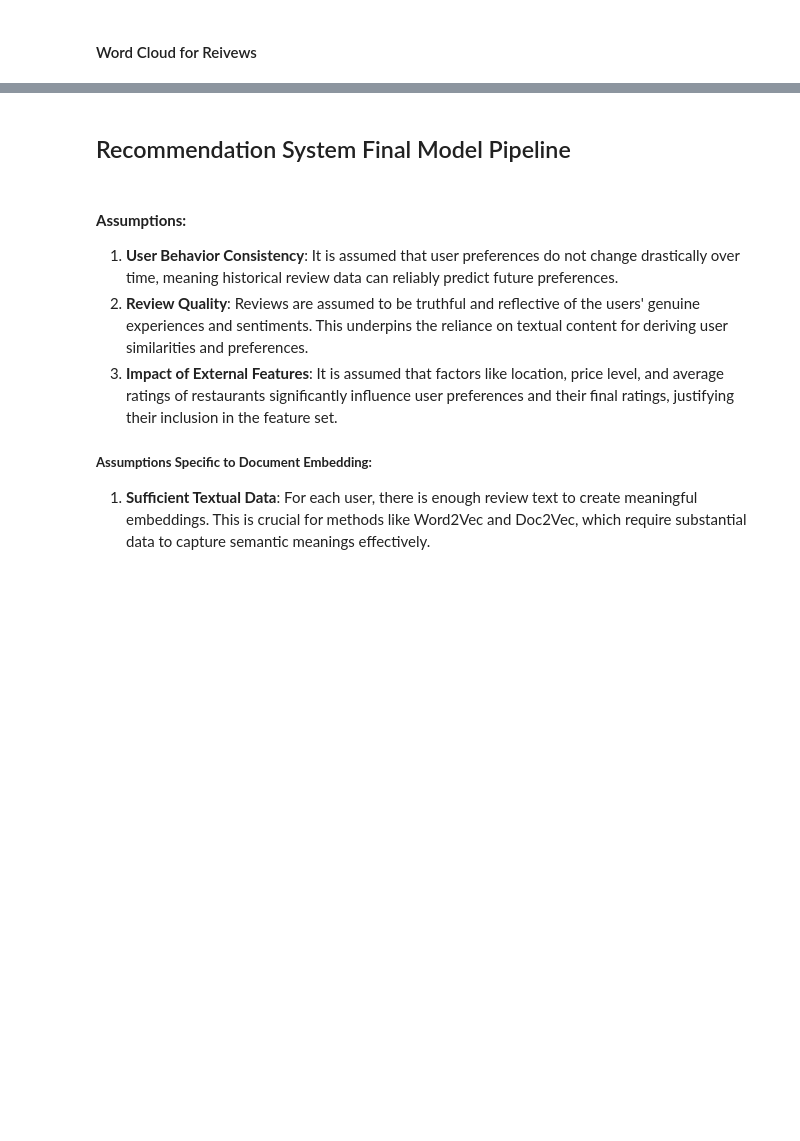
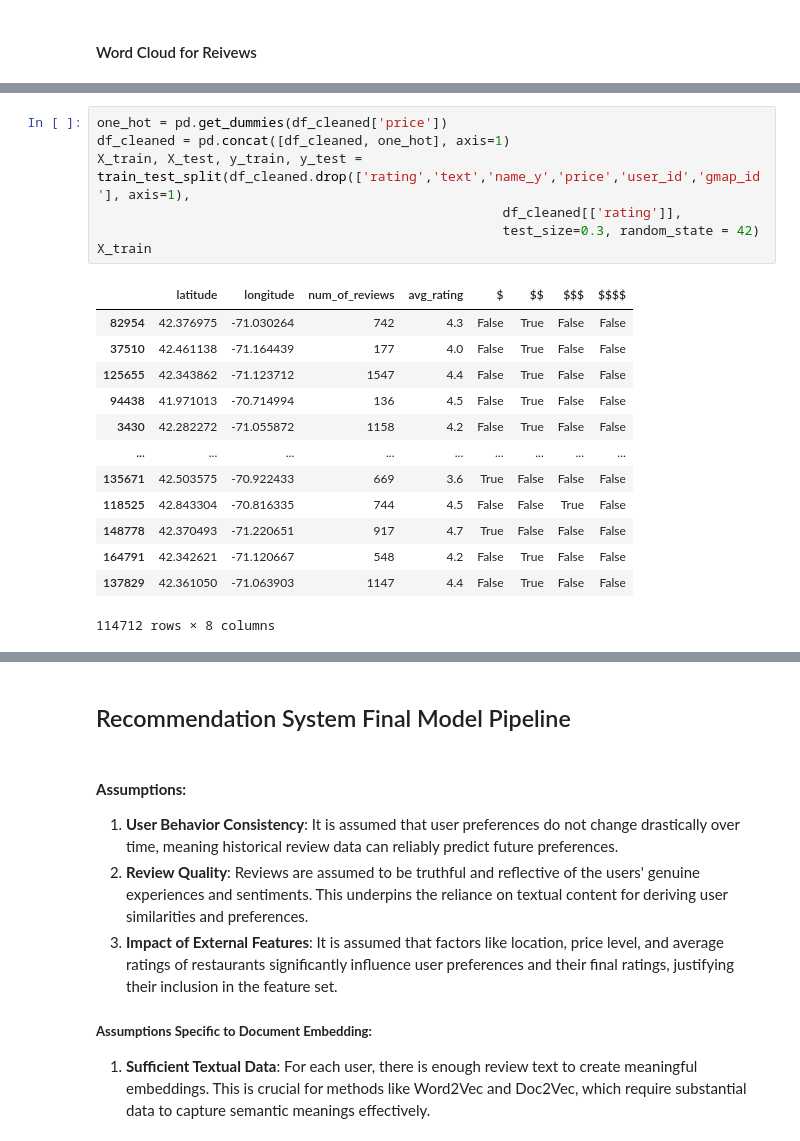
Before and after one commit to yuqinbailey/Restaurant-Rec-Google-Reviews, a Jupyter notebook: 4_Pipeline_Dev.ipynb, the cells around one changed output, grey strips where cells are left out. Drawn from its saved outputs; the diff is of its cells as text; blank space fills up the shorter version.

```diff
--- a/4_Pipeline_Dev.ipynb
+++ b/4_Pipeline_Dev.ipynb
@@ -362,0 +457,21 @@ test_df = pd.read_csv('data/user_concat_text_10_test.csv', sep=';')
+# %%
+one_hot = pd.get_dummies(df_cleaned['price'])
+df_cleaned = pd.concat([df_cleaned, one_hot], axis=1)
+X_train, X_test, y_train, y_test = train_test_split(df_cleaned.drop(['rating','text','name_y','price','user_id','gmap_id'], axis=1),
+                                                    df_cleaned[['rating']],
+                                                    test_size=0.3, random_state = 42)
+X_train
+# %% [output]
+|  | latitude | longitude | num_of_reviews | avg_rating | $ | $$ | $$$ | $$$$ |
+| 82954 | 42.376975 | -71.030264 | 742 | 4.3 | False | True | False | False |
+| 37510 | 42.461138 | -71.164439 | 177 | 4.0 | False | True | False | False |
+| 125655 | 42.343862 | -71.123712 | 1547 | 4.4 | False | True | False | False |
+| 94438 | 41.971013 | -70.714994 | 136 | 4.5 | False | True | False | False |
+| 3430 | 42.282272 | -71.055872 | 1158 | 4.2 | False | True | False | False |
+| ... | ... | ... | ... | ... | ... | ... | ... | ... |
+| 135671 | 42.503575 | -70.922433 | 669 | 3.6 | True | False | False | False |
+| 118525 | 42.843304 | -70.816335 | 744 | 4.5 | False | False | True | False |
+| 148778 | 42.370493 | -71.220651 | 917 | 4.7 | True | False | False | False |
+| 164791 | 42.342621 | -71.120667 | 548 | 4.2 | False | True | False | False |
+| 137829 | 42.361050 | -71.063903 | 1147 | 4.4 | False | True | False | False |
+114712 rows × 8 columns
```
Also changed, not shown: parts of 37 cells of this notebook.
